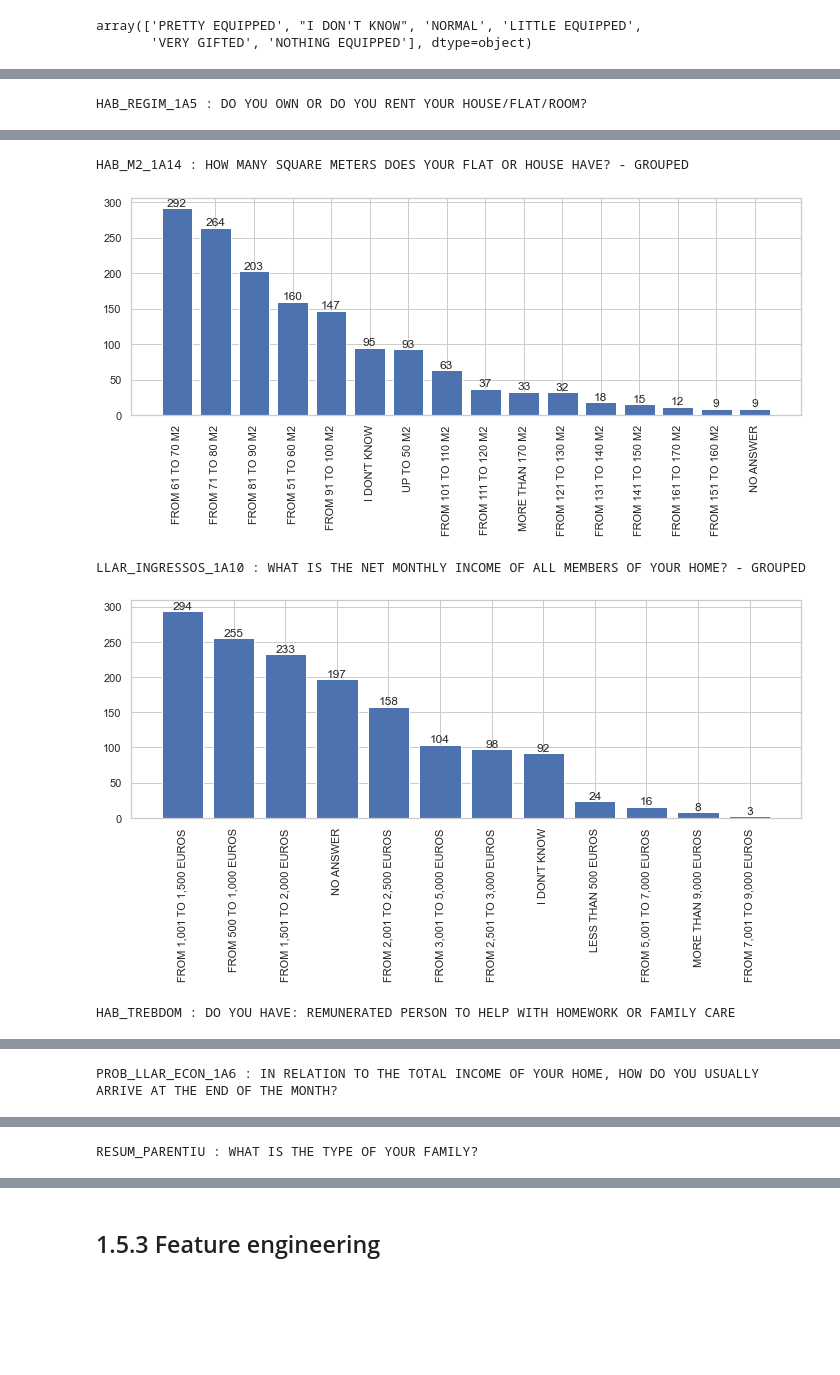
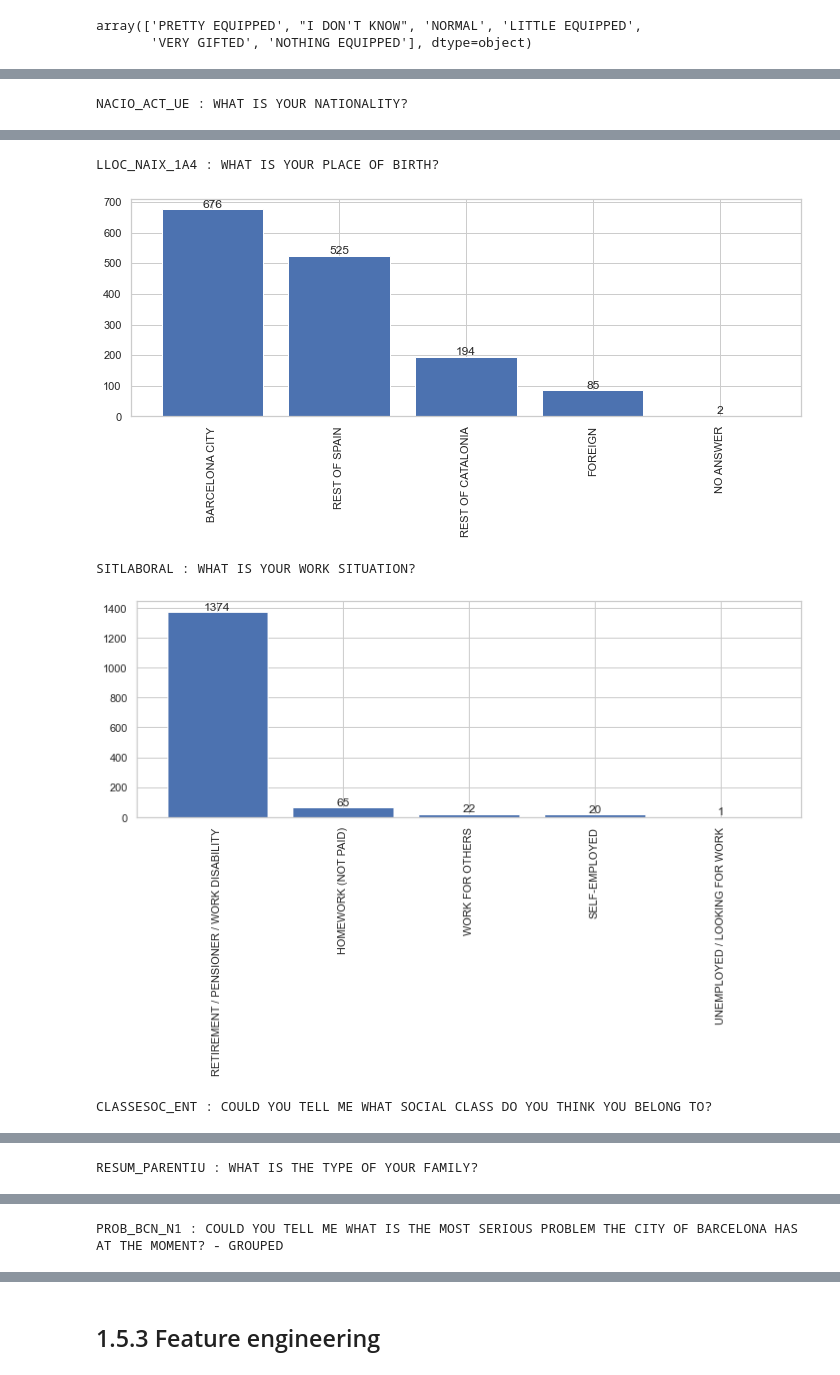
Before and after one commit to abednarczuk/MasterThesis, a Jupyter notebook: willingness to move/01_1_Survey_data.ipynb, the cells around one changed output, grey strips where cells are left out. Drawn from its saved outputs; the diff is of its cells as text; code cells hidden in the pictures; blank space fills up the shorter version.

```diff
--- a/willingness to move/01_1_Survey_data.ipynb
+++ b/willingness to move/01_1_Survey_data.ipynb
@@ -806,4 +932,0 @@ dtype: float64
-# %%
-for i in var_list:
-    print(i, ":", questions_dict[i])
-    display(ctab(i))
@@ -904,4 +952,0 @@ var_list = ['TMP_RES_BCN_1A6', 'TMP_RES_BARRI_1A6', 'EVO1A_BCN', 'EVO1A_BARRI',
-# %%
-for i in var_list:
-    print(i, ":", questions_dict[i])
-    simple_plot(i)
@@ -922,4 +952,0 @@ FUTUR_BARRI : AND FACING THE FUTURE, DO YOU THINK YOUR NEIGHBORHOOD WILL IMPROVE
-# %%
-for i in var_list:
-    print('\n', i, ":", questions_dict[i])
-    display(size_pctg(i))
@@ -976,4 +952,0 @@ dtype: float64
-# %%
-for i in var_list:
-    print('\n', i, ":", questions_dict[i])
-    display(ctab(i))
@@ -1323,6 +1339,6 @@ var_list = ['HAB_REGIM_1A5', 'HAB_M2_1A14', 'LLAR_INGRESSOS_1A10',
 # %%
-for i in var_list:
+for i in additional_sample_description:
     print(i, ":", questions_dict[i])
     simple_plot(i)
 # %% [output]
-HAB_REGIM_1A5 : DO YOU OWN OR DO YOU RENT YOUR HOUSE/FLAT/ROOM?
+NACIO_ACT_UE : WHAT IS YOUR NATIONALITY?
@@ -1330,5 +1346,5 @@ HAB_REGIM_1A5 : DO YOU OWN OR DO YOU RENT YOUR HOUSE/FLAT/ROOM?
-HAB_M2_1A14 : HOW MANY SQUARE METERS DOES YOUR FLAT OR HOUSE HAVE? - GROUPED
+LLOC_NAIX_1A4 : WHAT IS YOUR PLACE OF BIRTH?
-[figure, old version]
+[figure, new version]
-LLAR_INGRESSOS_1A10 : WHAT IS THE NET MONTHLY INCOME OF ALL MEMBERS OF YOUR HOME? - GROUPED
+SITLABORAL : WHAT IS YOUR WORK SITUATION?
-[figure, old version]
+[figure, new version]
-HAB_TREBDOM : DO YOU HAVE: REMUNERATED PERSON TO HELP WITH HOMEWORK OR FAMILY CARE
+CLASSESOC_ENT : COULD YOU TELL ME WHAT SOCIAL CLASS DO YOU THINK YOU BELONG TO?
@@ -1336 +1352 @@ HAB_TREBDOM : DO YOU HAVE: REMUNERATED PERSON TO HELP WITH HOMEWORK OR FAMILY CA
-PROB_LLAR_ECON_1A6 : IN RELATION TO THE TOTAL INCOME OF YOUR HOME, HOW DO YOU USUALLY ARRIVE AT THE END OF THE MONTH?
+RESUM_PARENTIU : WHAT IS THE TYPE OF YOUR FAMILY?
@@ -1338 +1354 @@ PROB_LLAR_ECON_1A6 : IN RELATION TO THE TOTAL INCOME OF YOUR HOME, HOW DO YOU US
-RESUM_PARENTIU : WHAT IS THE TYPE OF YOUR FAMILY?
+PROB_BCN_N1 : COULD YOU TELL ME WHAT IS THE MOST SERIOUS PROBLEM THE CITY OF BARCELONA HAS AT THE MOMENT? - GROUPED
```
Also changed, not shown: parts of 119 cells of this notebook, 5 other files.
